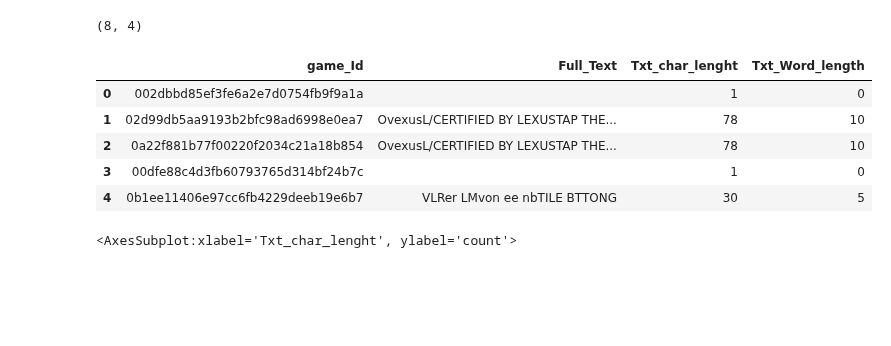
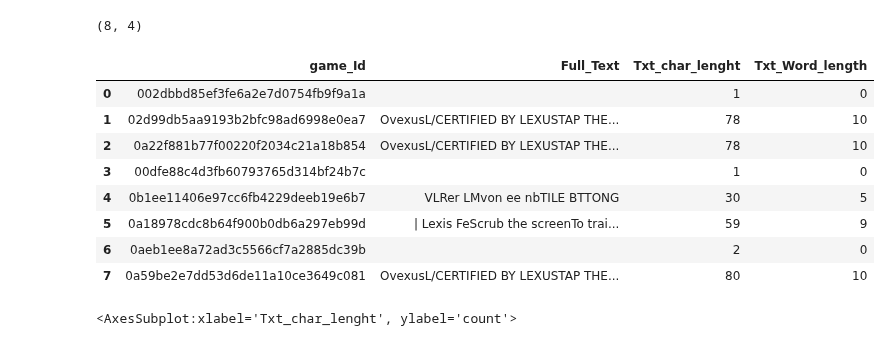
Before and after one commit to ad-Optimisation/ad_optimisation, a Jupyter notebook: notebooks/text_extraction.ipynb, the cells around one changed output. Cells and saved outputs as stored; diff of their text form; code cells hidden in the pictures; blank space fills up the shorter version.

```diff
--- a/notebooks/text_extraction.ipynb
+++ b/notebooks/text_extraction.ipynb
@@ -67,14 +67,17 @@ txt_data.shape
 # %% [output]
 (8, 4)
 # %%
-txt_data.head()
+txt_data.head(8)
 # %% [output]
 |  | game_Id | Full_Text | Txt_char_lenght | Txt_Word_length |
 | 0 | 002dbbd85ef3fe6a2e7d0754fb9f9a1a |  | 1 | 0 |
 | 1 | 02d99db5aa9193b2bfc98ad6998e0ea7 | OvexusL/CERTIFIED BY LEXUSTAP THE... | 78 | 10 |
 | 2 | 0a22f881b77f00220f2034c21a18b854 | OvexusL/CERTIFIED BY LEXUSTAP THE... | 78 | 10 |
 | 3 | 00dfe88c4d3fb60793765d314bf24b7c |  | 1 | 0 |
 | 4 | 0b1ee11406e97cc6fb4229deeb19e6b7 | VLRer LMvon ee nbTILE BTTONG | 30 | 5 |
+| 5 | 0a18978cdc8b64f900b0db6a297eb99d | | Lexis FeScrub the screenTo trai... | 59 | 9 |
+| 6 | 0aeb1ee8a72ad3c5566cf7a2885dc39b |  | 2 | 0 |
+| 7 | 0a59be2e7dd53d6de11a10ce3649c081 | OvexusL/CERTIFIED BY LEXUSTAP THE... | 80 | 10 |
 # %%
 import seaborn as sns
 import matplotlib.pyplot as plt
```
Also changed, not shown: parts of 1 cell of this notebook.
